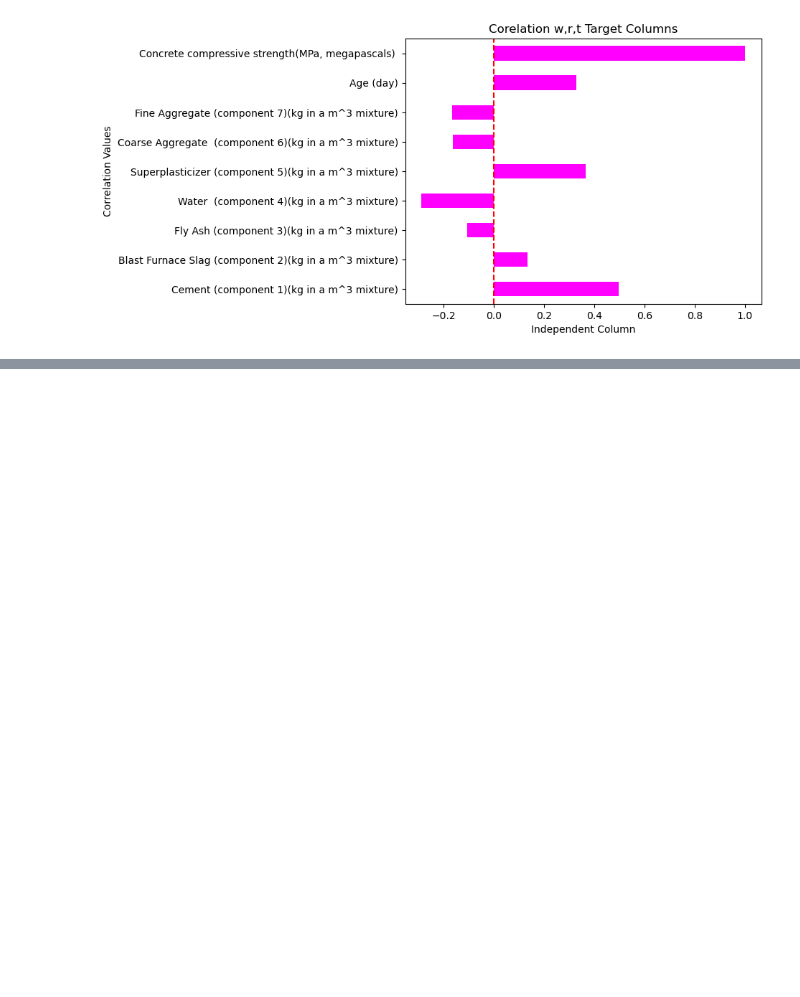
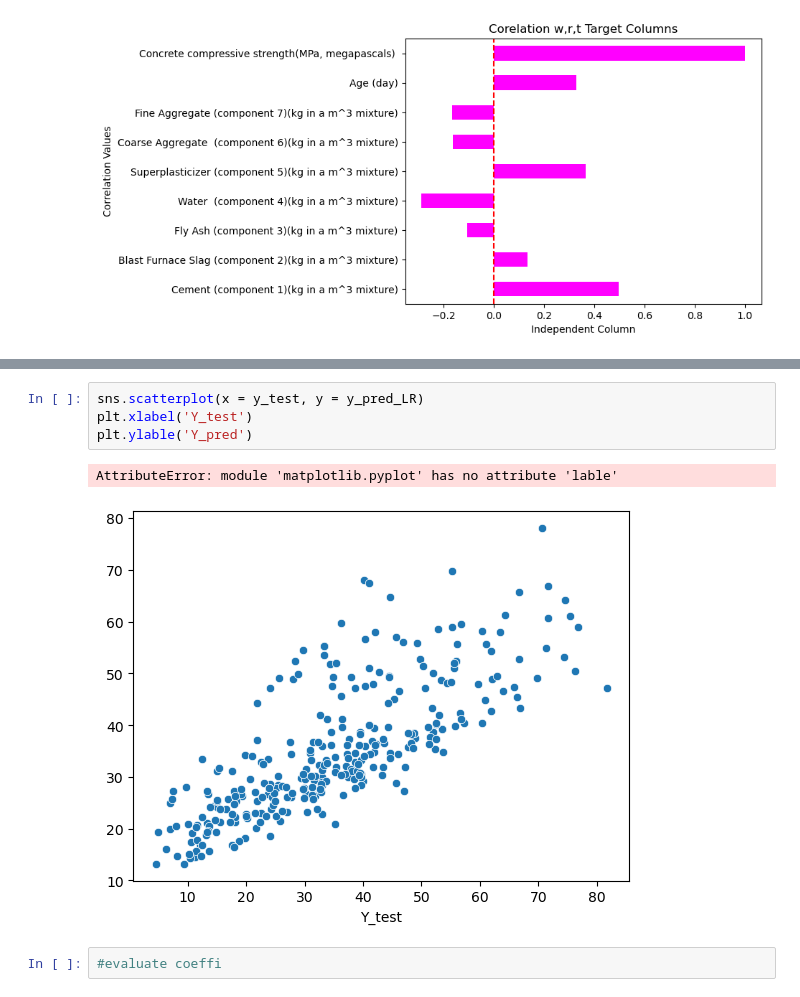
Before and after one commit to harshthorve284/CementPrediction_Model, a Jupyter notebook: Model.ipynb, the cells around one changed output, grey strips where cells are left out. Drawn from its saved outputs; the diff is of its cells as text; blank space fills up the shorter version.

```diff
--- a/Model.ipynb
+++ b/Model.ipynb
@@ -181,0 +248,9 @@ plt.show()
+# %%
+sns.scatterplot(x = y_test, y = y_pred_LR)
+plt.xlabel('Y_test')
+plt.ylable('Y_pred')
+# %% [output]
+AttributeError: module 'matplotlib.pyplot' has no attribute 'lable'
+[figure, added]
+# %%
+#evaluate coeffi
```
Also changed, not shown: parts of 12 cells of this notebook, 1 other file.
